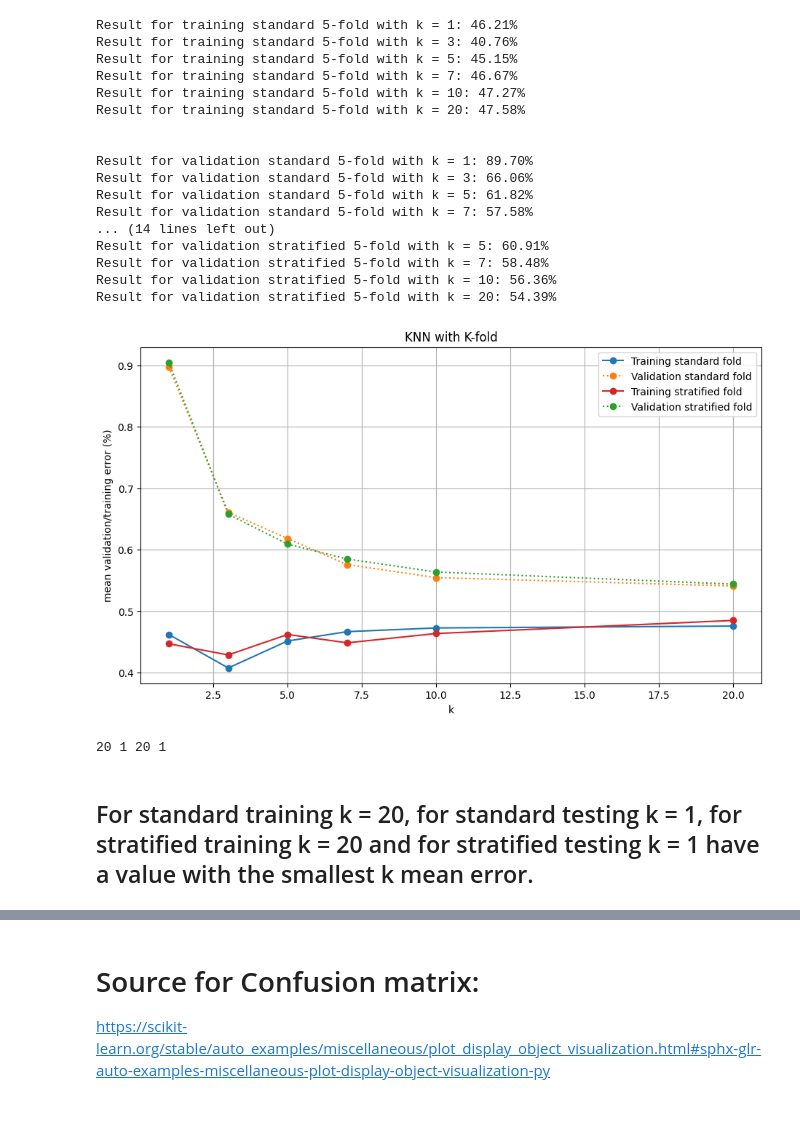
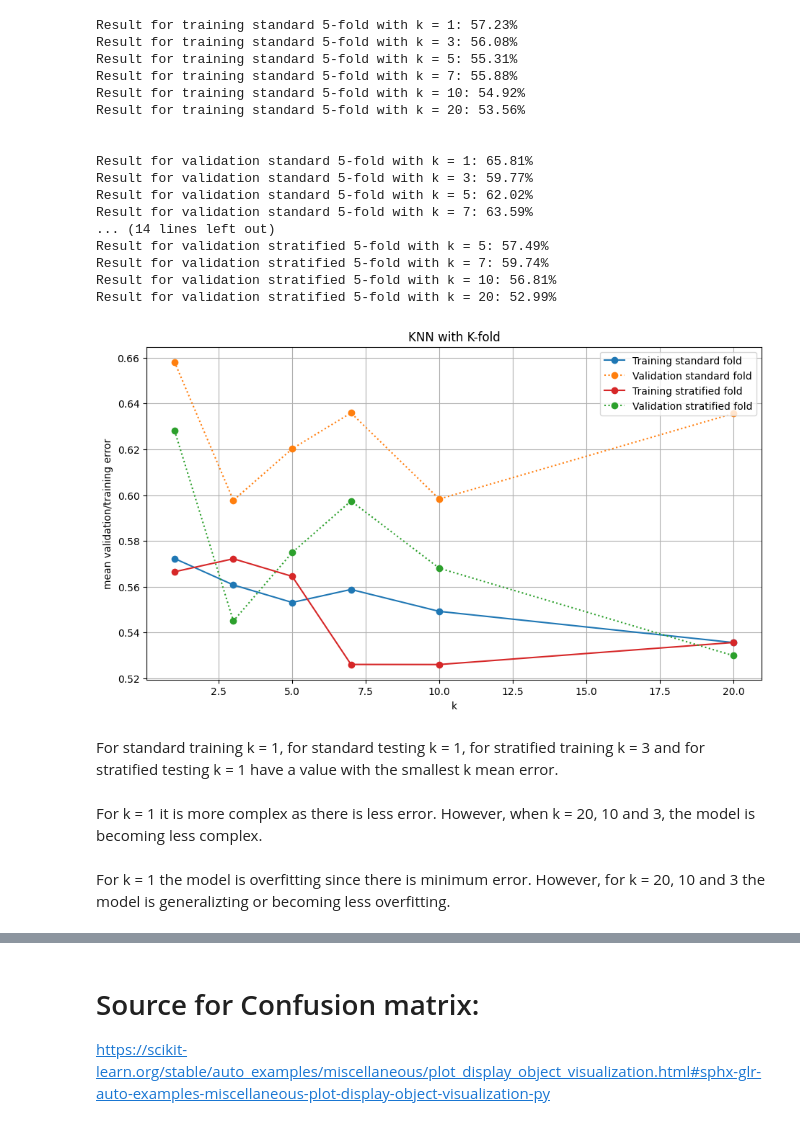
Before and after one commit to million-haileyesus/Data_Mining_I, a Jupyter notebook: DM_Assignment2/programming assignment 2.ipynb, the cells around one changed output, grey strips where cells are left out. Cells and saved outputs as stored; diff of their text form; code cells hidden in the pictures.

```diff
--- a/DM_Assignment2/programming assignment 2.ipynb
+++ b/DM_Assignment2/programming assignment 2.ipynb
@@ -96,0 +40,18 @@ def train_test_split():
+# %%
+def standardized_dataset():
+    grayscaled_images = grayscale_conversion()
+
+    standardized_images = {}
+    standard = StandardScaler()
+    for folder, images in grayscaled_images.items():
+        for img in images:
+            standard.fit(img)
+
+    for folder, images in grayscaled_images.items():
+        combine = []
+        for img in images:
+            combine.append(standard.transform(img))
+
+        standardized_images[folder] = combine
+
+    return standardized_images
@@ -108,7 +113,7 @@ def knn_classifier():
     training_stratified_fold_results = []
 
     for k in no_neighbors:
-        knn = KNeighborsClassifier(k)
+        knn = KNeighborsClassifier(n_neighbors=k)
 
         train_kf_scores = []
         for train_index, test_index in kf.split(X_train, y_train):
@@ -116,7 +121,7 @@ def knn_classifier():
             y_tr, y_te = y_train[train_index], y_train[test_index]
 
             knn.fit(X_tr, y_tr)
-            train_kf_scores.append(knn.score(X_test, y_test))
+            train_kf_scores.append(1 - knn.score(X_te, y_te))
 
         training_standard_fold_results.append(np.mean(train_kf_scores))
 
@@ -126,13 +131,9 @@ def knn_classifier():
             y_tr, y_te = y_test[train_index], y_test[test_index]
 
             knn.fit(X_tr, y_tr)
-            test_kf_scores.append(knn.score(X_test, y_test))
+            test_kf_scores.append(1 - knn.score(X_te, y_te))
 
         testing_standard_fold_results.append(np.mean(test_kf_scores))
-
-
-    for k in no_neighbors:
-        knn = KNeighborsClassifier(k)
 
         train_skf_scores = []
         for train_index, test_index in skf.split(X_train, y_train):
@@ -140,7 +141,7 @@ def knn_classifier():
             y_tr, y_te = y_train[train_index], y_train[test_index]
 
             knn.fit(X_tr, y_tr)
-            train_skf_scores.append(knn.score(X_test, y_test))
+            train_skf_scores.append(1 - knn.score(X_te, y_te))
 
         training_stratified_fold_results.append(np.mean(train_skf_scores))
 
@@ -150,7 +151,7 @@ def knn_classifier():
             y_tr, y_te = y_test[train_index], y_test[test_index]
 
             knn.fit(X_tr, y_tr)
-            test_skf_scores.append(knn.score(X_test, y_test))
+            test_skf_scores.append(1 - knn.score(X_te, y_te))
 
         testing_stratified_fold_results.append(np.mean(test_skf_scores))
 
@@ -169,46 +170,46 @@ def plot_knn():
         j = j * 100
         print(f"Result for validation standard 5-fold with k = {i}: {j:0.2f}%")
     print("\n")
 
     for i, j in zip(no_neighbors, training_stratified_fold_results):
         j = j * 100
         print(f"Result for training stratified 5-fold with k = {i}: {j:0.2f}%")
     print("\n")
 
     for i, j in zip(no_neighbors, testing_stratified_fold_results):
         j = j * 100
         print(f"Result for validation stratified 5-fold with k = {i}: {j:0.2f}%")
 
     plt.figure(figsize=(11, 6))
     plt.plot(no_neighbors, training_standard_fold_results, marker="o", color='tab:blue')
     plt.plot(no_neighbors, testing_standard_fold_results, linestyle=":", marker="o", color='tab:orange')
     plt.plot(no_neighbors, training_stratified_fold_results, marker="o", color='tab:red')
     plt.plot(no_neighbors, testing_stratified_fold_results, linestyle=":", marker="o", color='tab:green')
     plt.title("KNN with K-fold")
     plt.xlabel("k")
-    plt.ylabel("mean validation/training error (%)")
+    plt.ylabel("mean validation/training error")
     plt.grid(True)
     plt.legend(("Training standard fold", "Validation standard fold", "Training stratified fold", "Validation stratified fold")
                , loc = 1)
     plt.show()
 
 plot_knn()
 # %% [output]
-Result for training standard 5-fold with k = 1: 46.21%
-Result for training standard 5-fold with k = 3: 40.76%
-Result for training standard 5-fold with k = 5: 45.15%
-Result for training standard 5-fold with k = 7: 46.67%
-Result for training standard 5-fold with k = 10: 47.27%
-Result for training standard 5-fold with k = 20: 47.58%
+Result for training standard 5-fold with k = 1: 57.23%
+Result for training standard 5-fold with k = 3: 56.08%
+Result for training standard 5-fold with k = 5: 55.31%
+Result for training standard 5-fold with k = 7: 55.88%
+Result for training standard 5-fold with k = 10: 54.92%
+Result for training standard 5-fold with k = 20: 53.56%
 
 
-Result for validation standard 5-fold with k = 1: 89.70%
-Result for validation standard 5-fold with k = 3: 66.06%
-Result for validation standard 5-fold with k = 5: 61.82%
-Result for validation standard 5-fold with k = 7: 57.58%
+Result for validation standard 5-fold with k = 1: 65.81%
+Result for validation standard 5-fold with k = 3: 59.77%
+Result for validation standard 5-fold with k = 5: 62.02%
+Result for validation standard 5-fold with k = 7: 63.59%
 ... (14 lines left out)
-Result for validation stratified 5-fold with k = 5: 60.91%
-Result for validation stratified 5-fold with k = 7: 58.48%
-Result for validation stratified 5-fold with k = 10: 56.36%
-Result for validation stratified 5-fold with k = 20: 54.39%
+Result for validation stratified 5-fold with k = 5: 57.49%
+Result for validation stratified 5-fold with k = 7: 59.74%
+Result for validation stratified 5-fold with k = 10: 56.81%
+Result for validation stratified 5-fold with k = 20: 52.99%
-[figure, old version]
+[figure, new version]
@@ -225,15 +216,9 @@ def find_lowest():
-# %%
-no_neighbors = [1, 3, 5, 7, 10, 20]
-a, b, c, d = find_lowest()
-a = no_neighbors[a]
-b = no_neighbors[b]
-c = no_neighbors[c]
-d = no_neighbors[d]
-print(a, b, c, d)
-# %% [output]
-20 1 20 1
 # %% [markdown]
-## For standard training k = 20, for standard testing k = 1, for stratified training k = 20 and for stratified testing k = 1 have a value with the smallest k mean error.
+For standard training k = 1, for standard testing k = 1, for stratified training k = 3 and for stratified testing k = 1 have a value with the smallest k mean error.
+# %% [markdown]
+For k = 1 it is more complex as there is less error. However, when k = 20, 10 and 3, the model is becoming less complex.
+# %% [markdown]
+For k = 1 the model is overfitting since there is minimum error. However, for k = 20, 10 and 3 the model is generalizting or becoming less overfitting.
 # %%
 def validation_stratified_knn():
     X_train, y_train, X_test, y_test = train_test_split()
```
Also changed, not shown: parts of 18 cells of this notebook.
